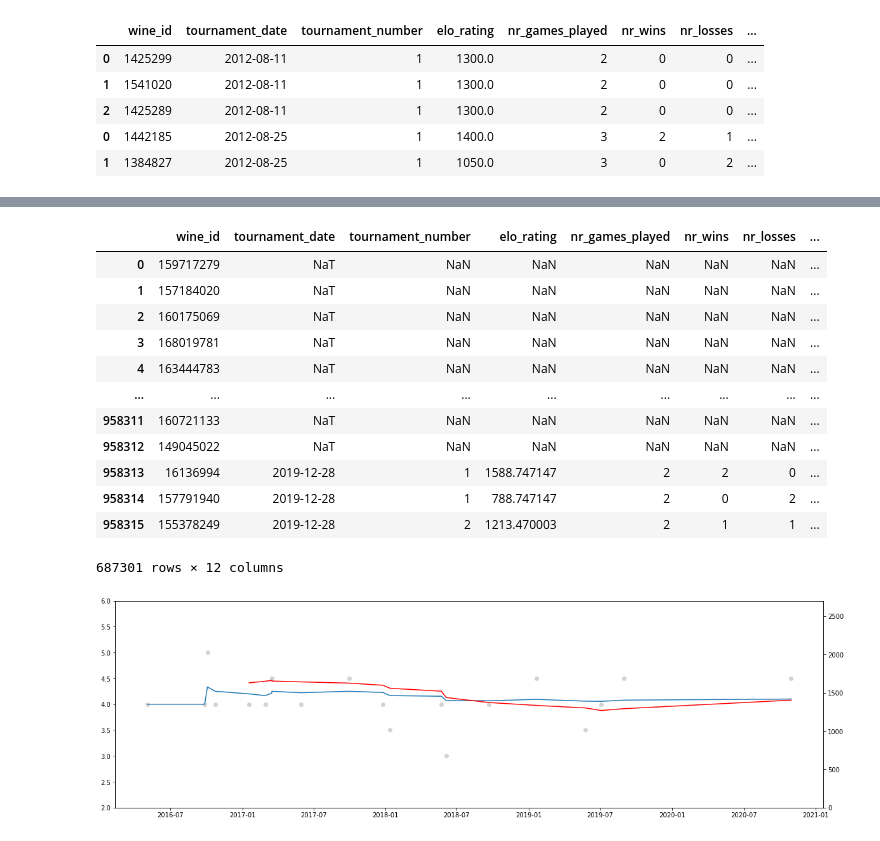
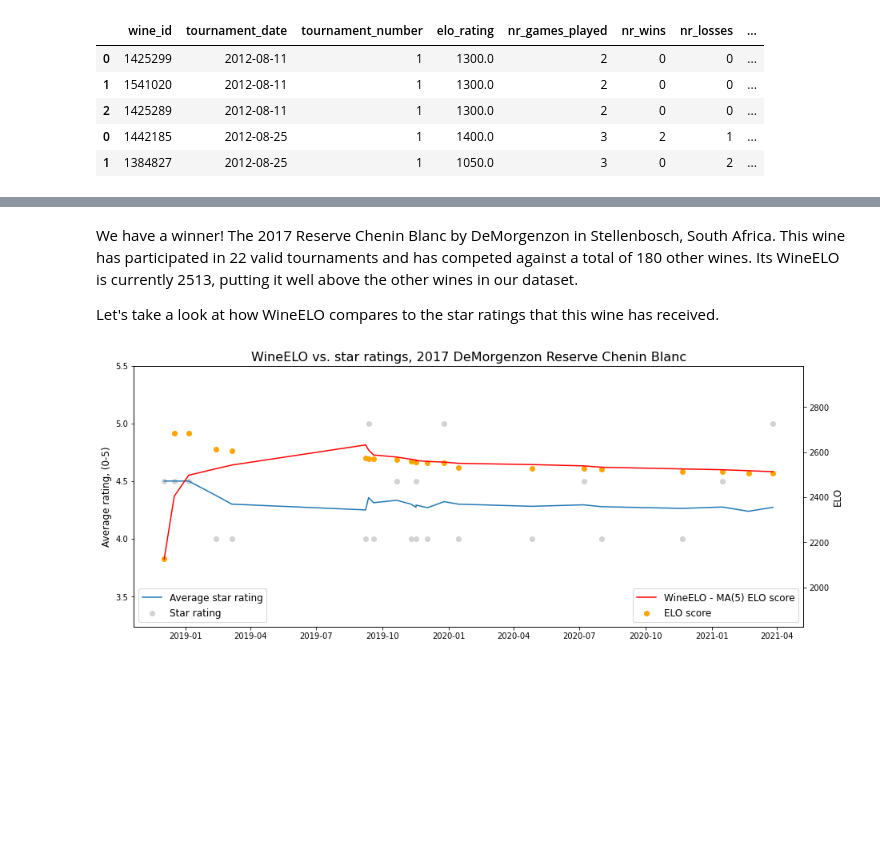
Before and after one commit to RoaldSchuring/WineELO, a Jupyter notebook: wine_elo.ipynb, the cells around one changed output, grey strips where cells are left out. Saved outputs shown, nothing was run; the diff lists cells and outputs as text; code cells hidden in the pictures; blank space fills up the shorter version.

```diff
--- a/wine_elo.ipynb
+++ b/wine_elo.ipynb
@@ -199,3 +175,3 @@ all_results.head()
 # %%
-all_results['MA_elo'] = all_results.groupby('wine_id')['elo_rating'].transform(lambda x: x.rolling(5, 1).mean())
+all_results['wineELO'] = all_results.groupby('wine_id')['elo_rating'].transform(lambda x: x.rolling(5, 1).mean())
 # %% [markdown]
@@ -251,7 +212,0 @@ We have a winner! The 2010 Nus del Terrer by Vinyes del Terrer from Tarragona, S
-# %%
-wine_id = '152394404'
-
-one_wine_results = all_results.loc[all_results['wine_id'] == wine_id]
-one_wine_results[['wine_id', 'reviewer', 'tournament_date', 'tournament_number', 'nr_games_played', 'nr_wins', 'nr_draws', 'nr_losses', 'elo_rating']]
-# one_wine_results.plot(x='tournament_date', y='elo_rating')
-# one_wine_results = all_results.copy()
@@ -276,37 +213,39 @@ one_wine_results[['wine_id', 'reviewer', 'tournament_date', 'tournament_number',
-# %%
-reviews_and_scores = pd.merge(all_results, wine_reviews_cleaned, left_on=['reviewer', 'wine_id', 'tournament_date'], right_on=['reviewer', 'wine_id', 'final_review_date'], how='right').drop_duplicates(subset=['wine_id', 'tournament_number'])
-reviews_and_scores['MA_elo'] = reviews_and_scores.groupby('wine_id')['elo_rating'].transform(lambda x: x.rolling(5, 1).mean())
-reviews_and_scores
-# %% [output]
-|  | wine_id | tournament_date | tournament_number | elo_rating | nr_games_played | nr_wins | nr_losses | ... |
-| 0 | 159717279 | NaT | NaN | NaN | NaN | NaN | NaN | ... |
-| 1 | 157184020 | NaT | NaN | NaN | NaN | NaN | NaN | ... |
-| 2 | 160175069 | NaT | NaN | NaN | NaN | NaN | NaN | ... |
-| 3 | 168019781 | NaT | NaN | NaN | NaN | NaN | NaN | ... |
-| 4 | 163444783 | NaT | NaN | NaN | NaN | NaN | NaN | ... |
-| ... | ... | ... | ... | ... | ... | ... | ... | ... |
-| 958311 | 160721133 | NaT | NaN | NaN | NaN | NaN | NaN | ... |
-| 958312 | 149045022 | NaT | NaN | NaN | NaN | NaN | NaN | ... |
-| 958313 | 16136994 | 2019-12-28 | 1 | 1588.747147 | 2 | 2 | 0 | ... |
-| 958314 | 157791940 | 2019-12-28 | 1 | 788.747147 | 2 | 0 | 2 | ... |
-| 958315 | 155378249 | 2019-12-28 | 2 | 1213.470003 | 2 | 1 | 1 | ... |
-687301 rows × 12 columns
+# %% [markdown]
+We have a winner! The 2017 Reserve Chenin Blanc by DeMorgenzon in Stellenbosch, South Africa. This wine has participated in 22 valid tournaments and has competed against a total of 180 other wines. Its WineELO is currently 2513, putting it well above the other wines in our dataset.
+
+Let's take a look at how WineELO compares to the star ratings that this wine has received.
 # %%
-reviews_and_scores = pd.merge(one_wine_results, wine_reviews_cleaned, left_on=['reviewer', 'wine_id', 'tournament_date'], right_on=['reviewer', 'wine_id', 'final_review_date'], how='left').drop_duplicates(subset='tournament_number')
-reviews_and_scores['rating_cumsum'] = reviews_and_scores['rating'].cumsum()
-reviews_and_scores['ma_rating'] = reviews_and_scores['rating_cumsum']/reviews_and_scores['tournament_number']
-reviews_and_scores['ma_elo'] = reviews_and_scores['elo_rating'].rolling(5).mean()
-reviews_and_scores[['wine_id', 'tournament_date', 'tournament_number', 'nr_games_played', 'nr_wins', 'nr_draws', 'nr_losses', 'rating', 'ma_rating', 'elo_rating']]
+def plot_single_wine(wine_id, wine_name):
+    one_wine_results = all_results.loc[all_results['wine_id'] == wine_id]
 
-fig, ax = plt.subplots(figsize=(20,6))
-ax.plot(reviews_and_scores['tournament_date'], reviews_and_scores['ma_rating'])
-ax.set_ylim([2, 6])
-ax2 = ax.twinx()
-ax2.plot(reviews_and_scores['tournament_date'], reviews_and_scores['ma_elo'], color='r')
-ax2.set_ylim([0, 2700])
-ax.scatter(reviews_and_scores['tournament_date'], reviews_and_scores['rating'], color='lightgrey')
+    reviews_and_scores = pd.merge(one_wine_results, wine_reviews_cleaned, left_on=['reviewer', 'wine_id', 'tournament_date'], right_on=['reviewer', 'wine_id', 'final_review_date'], how='left').drop_duplicates(subset='tournament_number')
+    reviews_and_scores['rating_cumsum'] = reviews_and_scores['rating'].cumsum()
+    reviews_and_scores['ma_rating'] = reviews_and_scores['rating_cumsum']/reviews_and_scores['tournament_number']
 
-# plt.xticks(list(range(len(reviews_and_scores['ma_rating']))), reviews_and_scores['tournament_date'])
-plt.show()
+    fig, ax = plt.subplots(figsize=(15,6))
+    ax.plot(reviews_and_scores['tournament_date'], reviews_and_scores['ma_rating'], label='Average star rating')
+    min_y_rating = min(reviews_and_scores['ma_rating']) - 1
+    max_y_rating = max(reviews_and_scores['ma_rating']) + 1
+    ax.set_ylim([min_y_rating, max_y_rating])
+    ax.set_ylabel('Average rating, (0-5)', fontsize=12)
+    ax.scatter(reviews_and_scores['tournament_date'], reviews_and_scores['rating'], color='lightgrey', label='Star rating')
+    ax.legend(loc='lower left', fontsize=12)
+
+    ax2 = ax.twinx()
+    ax2.plot(reviews_and_scores['tournament_date'], reviews_and_scores['wineELO'], color='r', label='WineELO - MA(5) ELO score')
+    ax2.scatter(reviews_and_scores['tournament_date'], reviews_and_scores['elo_rating'], color='orange', label='ELO score')
+    ax2.set_ylabel('ELO', fontsize=12)
+    min_y_elo = min(reviews_and_scores['elo_rating']) - 300
+    max_y_elo = max(reviews_and_scores['elo_rating']) + 300
+    ax2.set_ylim([min_y_elo, max_y_elo])
+
+    title_text = 'WineELO vs. star ratings, ' + wine_name
+    plt.title(title_text, fontsize=16)
+
+    plt.legend(loc='lower right', fontsize=12)
+
+    plt.show()
+
+plot_single_wine('152394404', '2017 DeMorgenzon Reserve Chenin Blanc')
 # %% [output]
-[figure, old version]
+[figure, new version]
```
Also changed, not shown: parts of 20 cells of this notebook.
